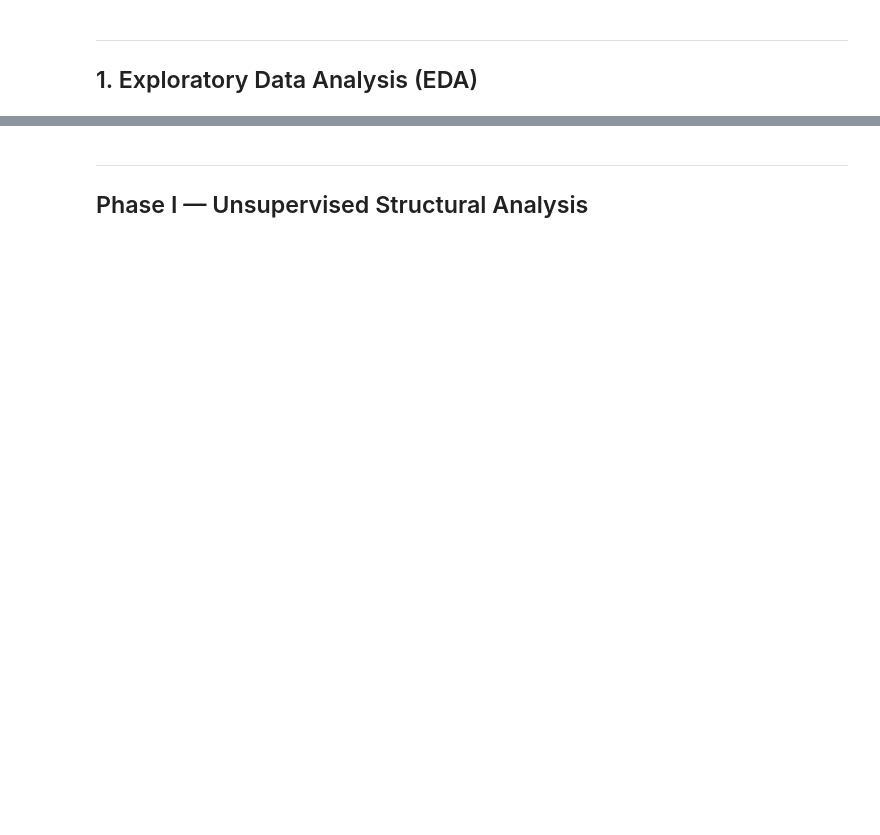
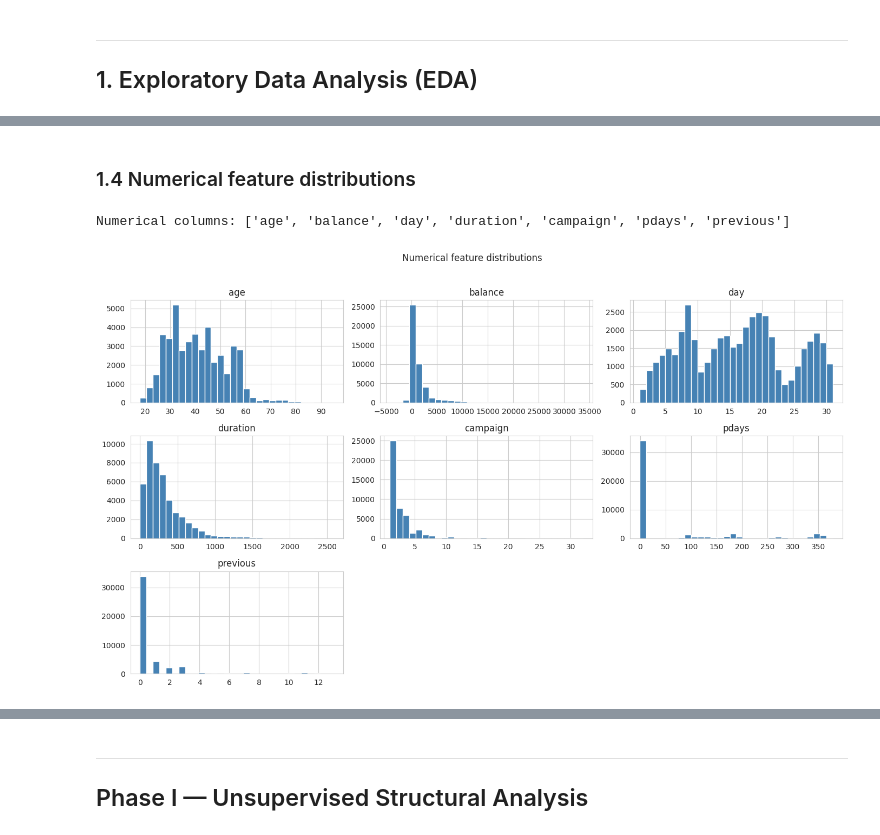
Before and after one commit to AdriSegurao/ML-Project, a Jupyter notebook: bank_marketing_ml_project.ipynb, the cells around one changed output, grey strips where cells are left out. Cells and saved outputs as stored; diff of their text form; code cells hidden in the pictures; blank space fills up the shorter version.

```diff
--- a/bank_marketing_ml_project.ipynb
+++ b/bank_marketing_ml_project.ipynb
@@ -11,0 +28,32 @@
+# %%
+# ---- Reproducibility & runtime configuration ----
+SEED = 42
+DATA_PATH = 'Bank_Marketing_Dataset.csv'
+
+DROP_DURATION = True      # decision #1: exclude leaky feature from predictive models
+TEST_SIZE = 0.2
+
+# Phase I clustering
+K_MAX = 10
+SIL_SAMPLE = 5000         # silhouette on a sample for speed
+
+# Phase II logistic path
+CP_PATH_POINTS = 15
+
+# Phase III SVM
+SVM_SUBSAMPLE = 8000      # kernel SVM is ~O(n^2); subsample for tractability
+
+# Phase IV ensembles (final, deployed models)
+RF_N_EST = 300
+GB_N_EST = 200
+ADA_N_EST = 200
+
+# Phase IV/V permutation importance
+PERM_REPEATS = 5
+
+# Phase V nested CV (lighter estimators keep the unbiased estimate tractable)
+OUTER_SPLITS = 5
+INNER_SPLITS = 3
+RF_N_EST_NESTED = 200
+GB_N_EST_NESTED = 100
+print('Config loaded (FULL).')
@@ -240,0 +195,11 @@ Train: (36168, 51) | Test: (9043, 51)
+# %% [markdown]
+### 1.4 Numerical feature distributions
+# %%
+num_cols = df.select_dtypes(include=np.number).columns.tolist()
+print('Numerical columns:', num_cols)
+df[num_cols].hist(figsize=(14, 8), bins=30, color='steelblue', edgecolor='white')
+plt.suptitle('Numerical feature distributions', y=1.02)
+plt.tight_layout(); plt.show()
+# %% [output]
+Numerical columns: ['age', 'balance', 'day', 'duration', 'campaign', 'pdays', 'previous']
+[figure, added]
```
Also changed, not shown: parts of 133 cells of this notebook.
